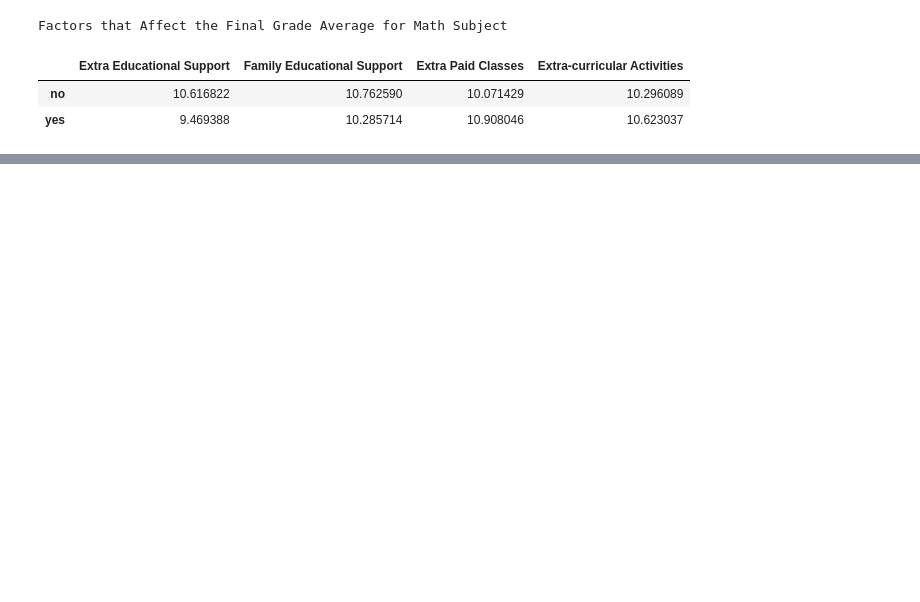
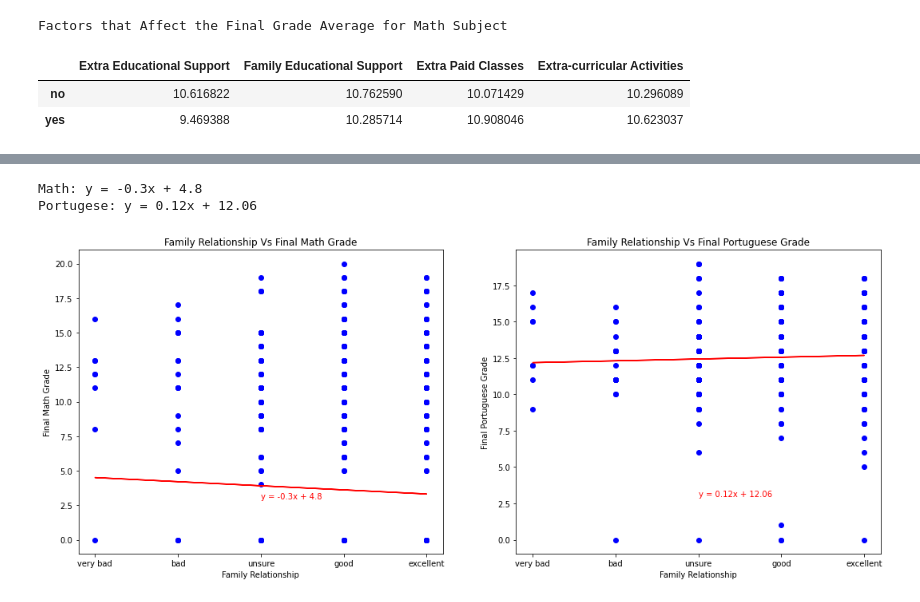
Before and after one commit to panlovelyda/project-one, a Jupyter notebook: AlcoholPy.ipynb, the cells around one changed output, grey strips where cells are left out. Cells and saved outputs as stored; diff of their text form; code cells hidden in the pictures; blank space fills up the shorter version.

```diff
--- a/AlcoholPy.ipynb
+++ b/AlcoholPy.ipynb
@@ -353,33 +381,38 @@ ym_values = students_df['G3_math']
 
 (slope, intercept, rvalue, pvalue, stderr) = linregress(xm_values, y_values)
 regressm_values = xm_values * slope + intercept
 linem_eq = 'y = ' + str(round(slope,2)) + 'x + ' + str(round(intercept,2))
 print(f"Math: {linem_eq}")
 
 ax.scatter(xm_values,ym_values, color='b')
 ax.plot(xm_values,regressm_values,'r-')
 ax.set_title('Family Relationship Vs Final Math Grade')
 ax.set_xlabel('Family Relationship')
 plt.xticks([1,2,3,4,5],['very bad', 'bad', 'unsure', 'good','excellent'])
 ax.set_ylabel('Final Math Grade')
-ax.annotate(line_eq, (3,3),color='r')
+ax.annotate(linem_eq, (3,3),color='r')
 
 # Identify the family relationship with Final grade for portuguese
 ax = f.add_subplot(122)
 x_values = students_df['famrel']
 y_values = students_df['G3_por']
 
 (slope, intercept, rvalue, pvalue, stderr) = linregress(x_values, y_values)
 regress_values = x_values * slope + intercept
-line_eq = 'y = ' + str(round(slope,2)) + 'x + ' + str(round(intercept,2))
+linep_eq = 'y = ' + str(round(slope,2)) + 'x + ' + str(round(intercept,2))
 print(f"Portugese: {linep_eq}")
 
 ax.scatter(x_values,y_values, color='b')
 ax.plot(x_values,regress_values,'r-')
 ax.set_title('Family Relationship Vs Final Portuguese Grade')
 ax.set_xlabel('Family Relationship')
 plt.xticks([1,2,3,4,5],['very bad', 'bad', 'unsure', 'good','excellent'])
 ax.set_ylabel('Final Portuguese Grade')
-ax.annotate(line_eq, (3,3),color='r')
+ax.annotate(linep_eq, (3,3),color='r')
 
+plt.savefig('output/Fig13.png')
 plt.show()
+# %% [output]
+Math: y = -0.3x + 4.8
+Portugese: y = 0.12x + 12.06
+[figure, added]
```
Also changed, not shown: parts of 30 cells of this notebook, 2 other files.
